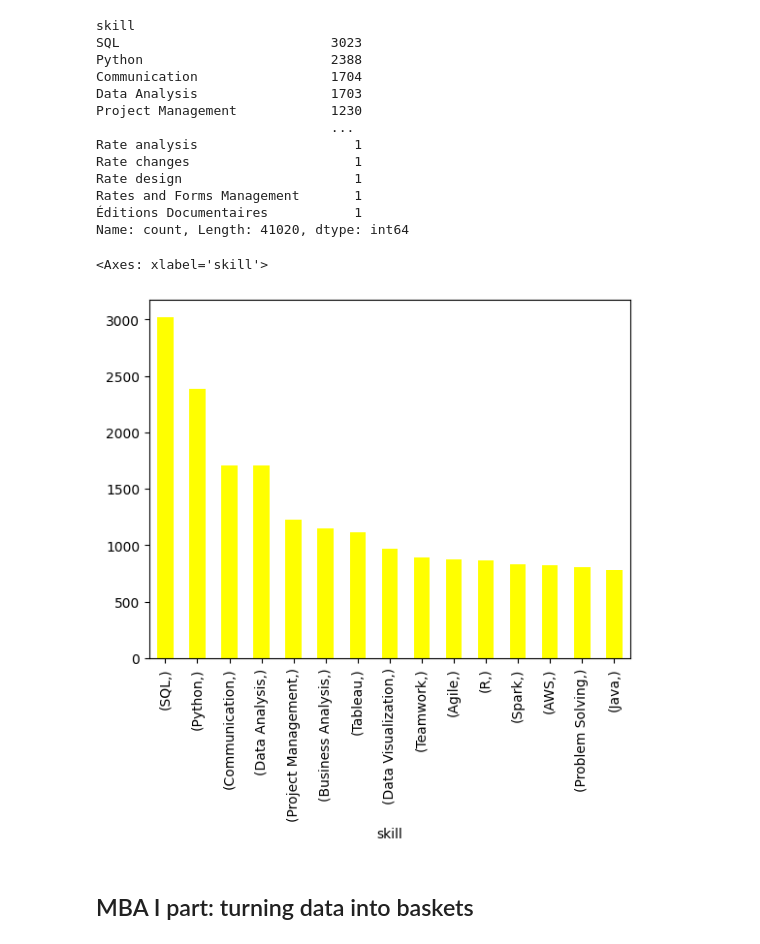
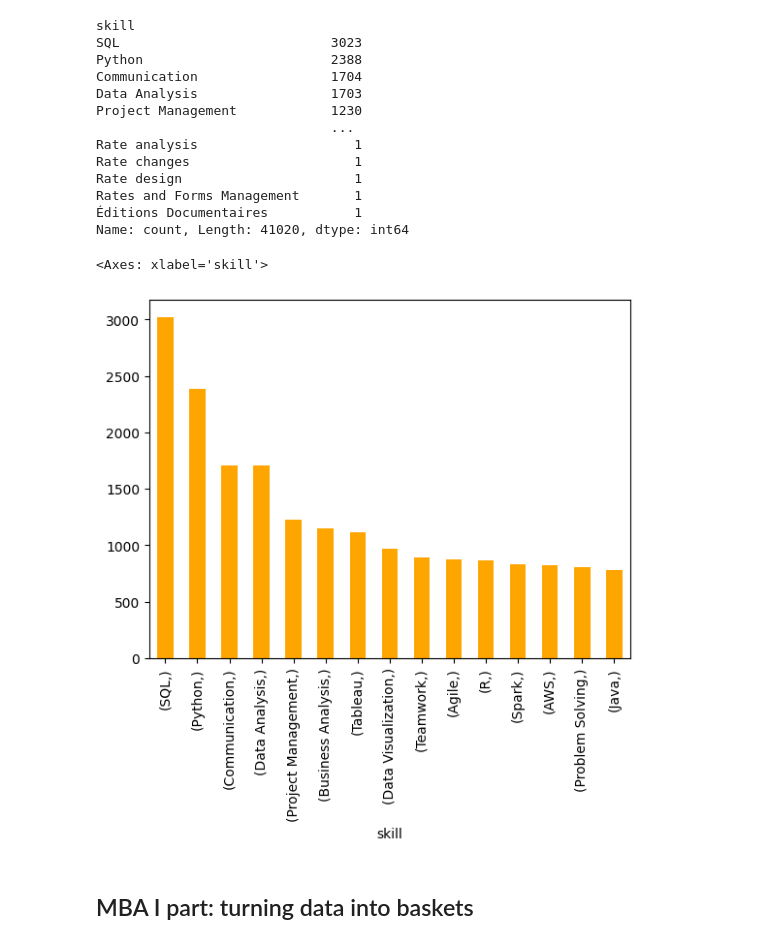
Before and after one commit to dariashcherbakovaaa/Algorithms-for-massive-data, a Jupyter notebook: MBA_Shcherbakova0.ipynb, the cells around one changed output. Drawn from its saved outputs; the diff is of its cells as text; code cells hidden in the pictures.

```diff
--- a/MBA_Shcherbakova0.ipynb
+++ b/MBA_Shcherbakova0.ipynb
@@ -320,10 +320,10 @@ Rates and Forms Management       1
 Éditions Documentaires           1
 Name: count, Length: 41020, dtype: int64
 # %%
-counting[:15].plot.bar(color = 'yellow')
+counting[:15].plot.bar(color = 'orange')
 # %% [output]
 <Axes: xlabel='skill'>
-[figure, old version]
+[figure, new version]
 # %% [markdown]
 ## MBA I part: turning data into baskets
 # %%
```
Also changed, not shown: parts of 12 cells of this notebook.
